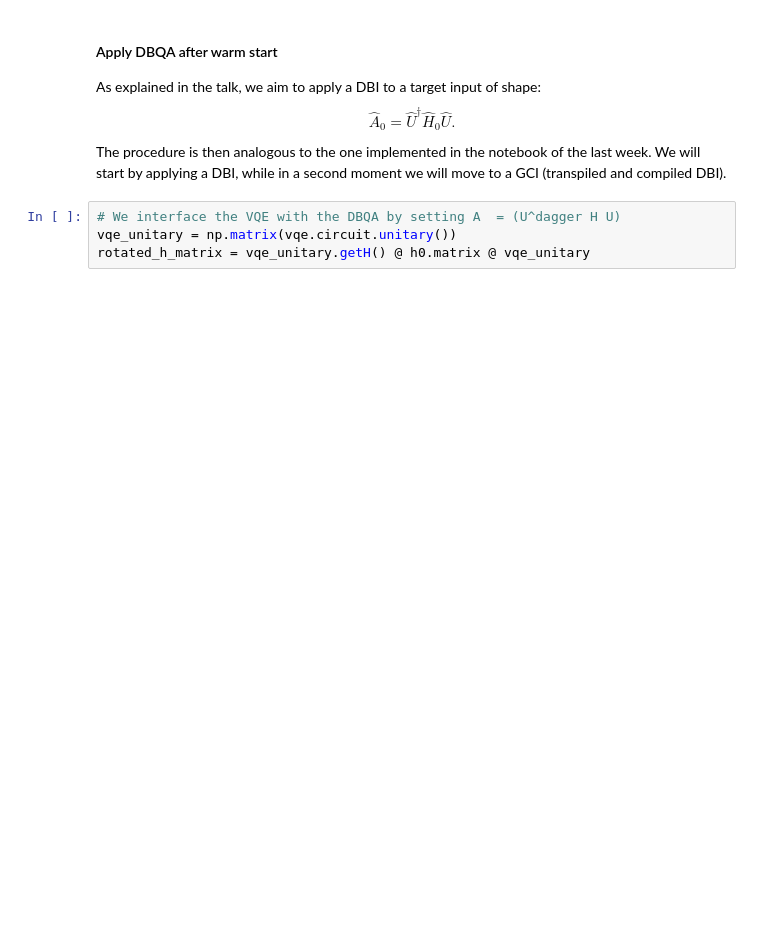
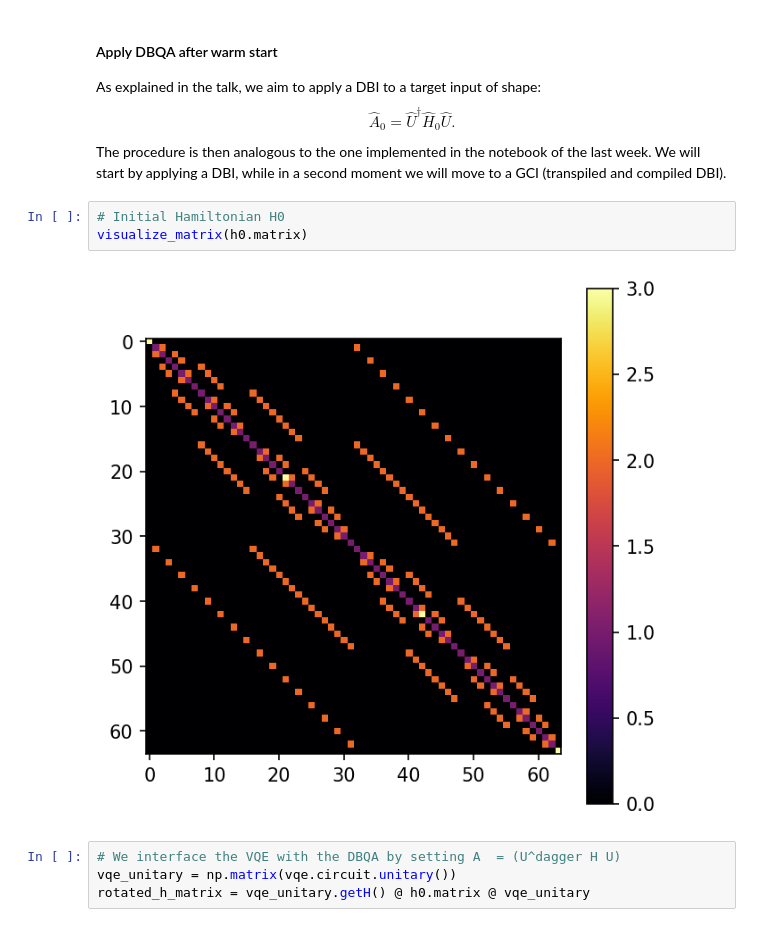
Before and after one commit to MatteoRobbiati/notebooks, a Jupyter notebook: DBQA/vqexdbqa.ipynb, the cells around one changed output. Drawn from its saved outputs; the diff is of its cells as text; blank space fills up the shorter version.

```diff
--- a/DBQA/vqexdbqa.ipynb
+++ b/DBQA/vqexdbqa.ipynb
@@ -229,6 +249,11 @@ As explained in the talk, we aim to apply a DBI to a target input of shape:
 $$ \hat{A}_0 = \hat{U}^{\dagger} \hat{H}_0 \hat{U}.$$
 The procedure is then analogous to the one implemented in the notebook of the last week.
 We will start by applying a DBI, while in a second moment we will move to a GCI (transpiled and compiled DBI).
+# %%
+# Initial Hamiltonian H0
+visualize_matrix(h0.matrix)
+# %% [output]
+[figure, added]
 # %%
 # We interface the VQE with the DBQA by setting A  = (U^dagger H U)
 vqe_unitary = np.matrix(vqe.circuit.unitary())
```
Also changed, not shown: parts of 32 cells of this notebook.
